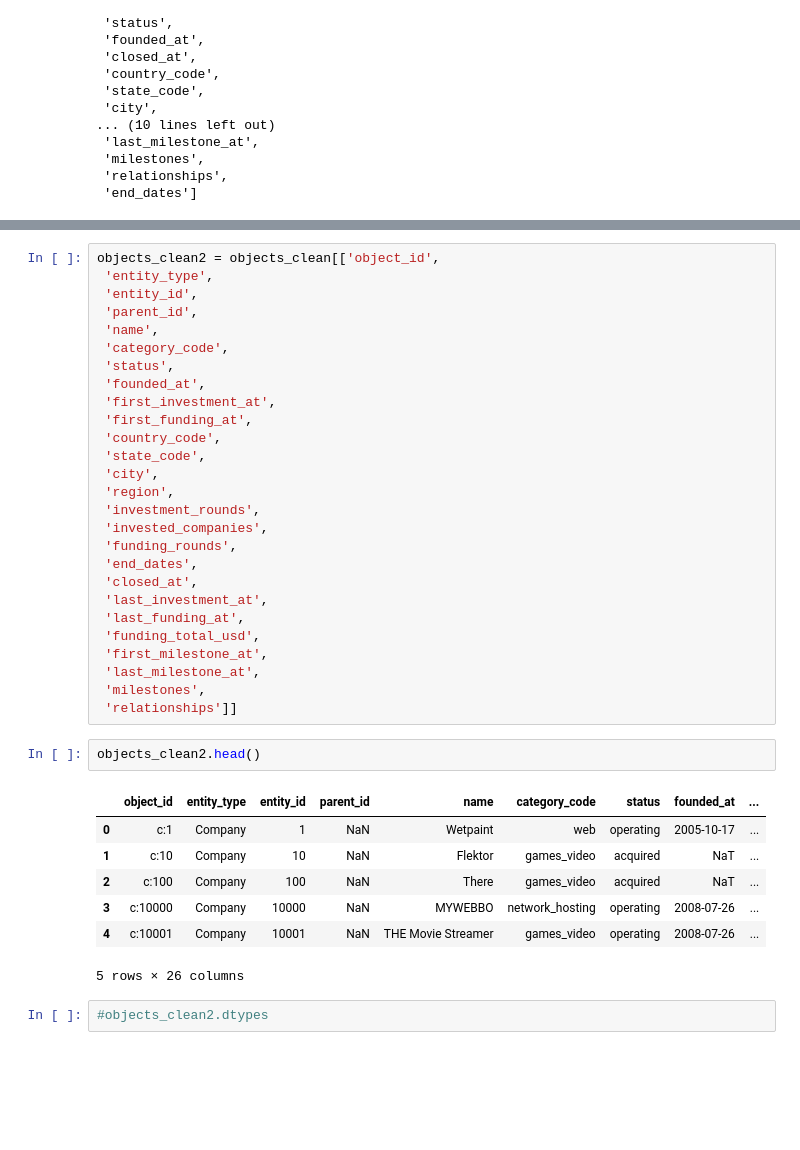
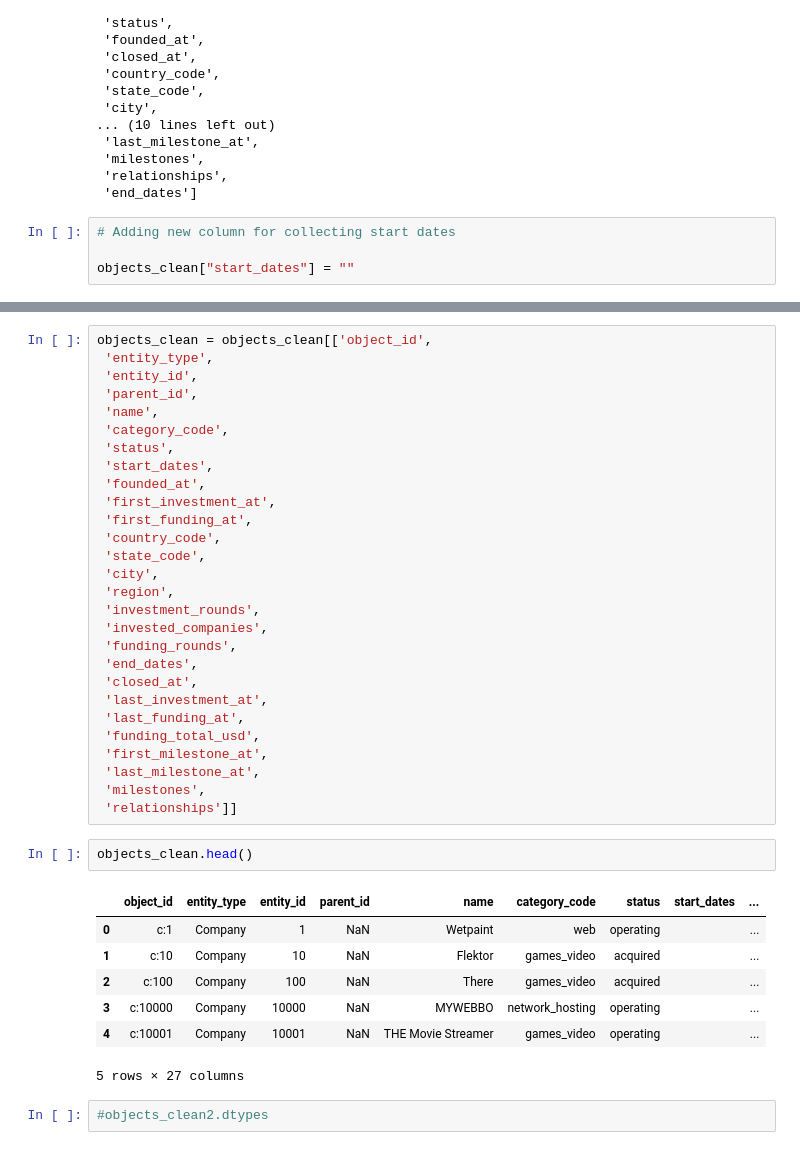
Before and after one commit to PaulIsenberg/FWIP_Venture, a Jupyter notebook: transform_end_date.ipynb, the cells around one changed output, grey strips where cells are left out. Cells and saved outputs as stored; diff of their text form; blank space fills up the shorter version.

```diff
--- a/transform_end_date.ipynb
+++ b/transform_end_date.ipynb
@@ -178,4 +173,8 @@ objects_clean.columns.to_list()
  'milestones',
  'relationships',
  'end_dates']
+# %%
+# Adding new column for collecting start dates
+
+objects_clean["start_dates"] = ""
 # %%
@@ -194,11 +193,12 @@ objects_clean.head()
 # %%
-objects_clean2 = objects_clean[['object_id',
+objects_clean = objects_clean[['object_id',
  'entity_type',
  'entity_id',
  'parent_id',
  'name',
  'category_code',
  'status',
+ 'start_dates',
  'founded_at',
  'first_investment_at',
  'first_funding_at',
@@ -219,15 +219,15 @@ objects_clean2 = objects_clean[['object_id',
  'milestones',
  'relationships']]
 # %%
-objects_clean2.head()
+objects_clean.head()
 # %% [output]
-|  | object_id | entity_type | entity_id | parent_id | name | category_code | status | founded_at | ... |
-| 0 | c:1 | Company | 1 | NaN | Wetpaint | web | operating | 2005-10-17 | ... |
-| 1 | c:10 | Company | 10 | NaN | Flektor | games_video | acquired | NaT | ... |
-| 2 | c:100 | Company | 100 | NaN | There | games_video | acquired | NaT | ... |
-| 3 | c:10000 | Company | 10000 | NaN | MYWEBBO | network_hosting | operating | 2008-07-26 | ... |
-| 4 | c:10001 | Company | 10001 | NaN | THE Movie Streamer | games_video | operating | 2008-07-26 | ... |
+|  | object_id | entity_type | entity_id | parent_id | name | category_code | status | start_dates | ... |
+| 0 | c:1 | Company | 1 | NaN | Wetpaint | web | operating |  | ... |
+| 1 | c:10 | Company | 10 | NaN | Flektor | games_video | acquired |  | ... |
+| 2 | c:100 | Company | 100 | NaN | There | games_video | acquired |  | ... |
+| 3 | c:10000 | Company | 10000 | NaN | MYWEBBO | network_hosting | operating |  | ... |
+| 4 | c:10001 | Company | 10001 | NaN | THE Movie Streamer | games_video | operating |  | ... |
-5 rows × 26 columns
+5 rows × 27 columns
 # %%
 #objects_clean2.dtypes
 # %%
```
Also changed, not shown: parts of 15 cells of this notebook.
